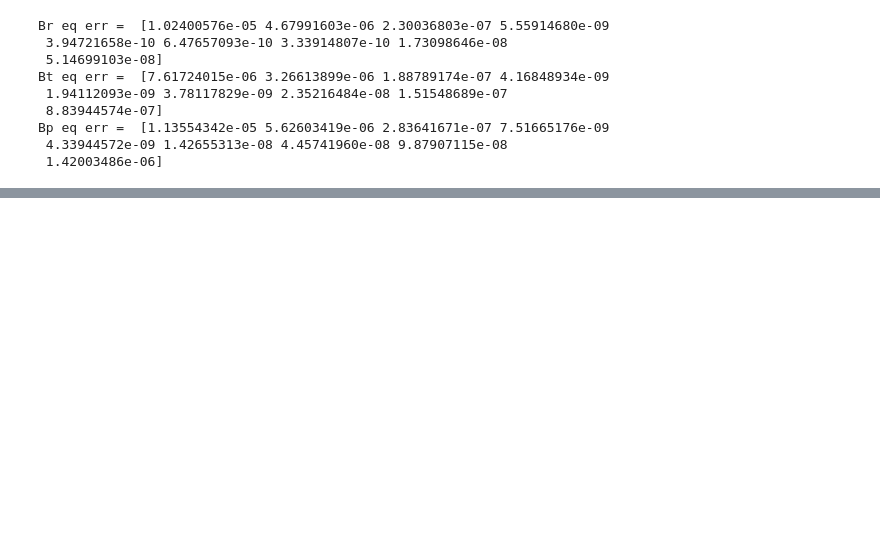
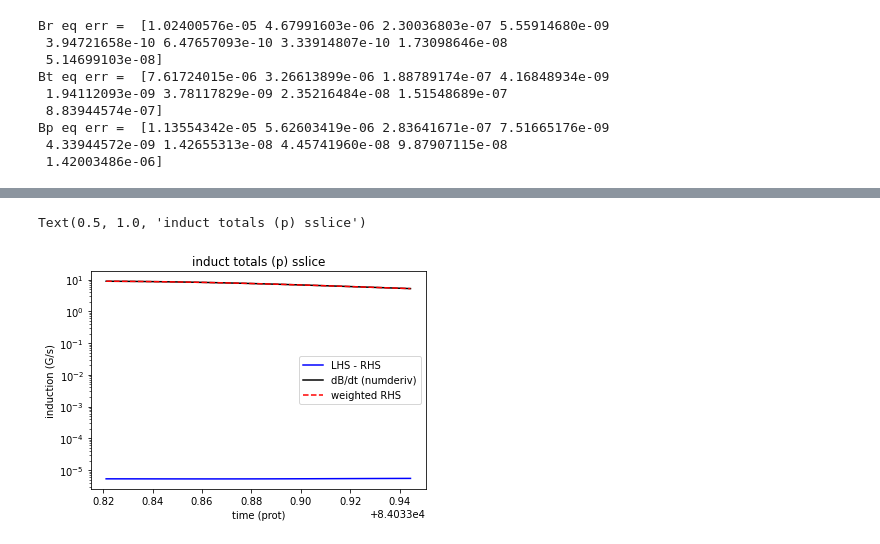
Before and after one commit to illorenzo7/sf_test_nonlin, a Jupyter notebook: induction_sf_nonlinear.ipynb, the cells around one changed output, grey strips where cells are left out. Drawn from its saved outputs; the diff is of its cells as text; code cells hidden in the pictures; blank space fills up the shorter version.

```diff
--- a/induction_sf_nonlinear.ipynb
+++ b/induction_sf_nonlinear.ipynb
@@ -249,0 +336,15 @@ Bp eq err =  [1.13554342e-05 5.62603419e-06 2.83641671e-07 7.51665176e-09
+# %%
+# plot the B_p equation
+plt.plot(t[2:], my_abs(bp_dt_ss - bp_rhs_ss, subl0=True)[ir0, :], 'b', label='LHS - RHS')
+plt.plot(t[2:], my_abs(bp_dt_ss, subl0=True)[ir0, :], 'k', label='dB/dt (numderiv)')
+plt.plot(t[2:], my_abs(bp_rhs_ss, subl0=True)[ir0, :], 'r--', label='weighted RHS')
+plt.yscale('log')
+
+# label
+plt.legend()
+plt.xlabel('time (prot)')
+plt.ylabel('induction (G/s)')
+plt.title('induct totals (p) sslice')
+# %% [output]
+Text(0.5, 1.0, 'induct totals (p) sslice')
+[figure, added]
```
Also changed, not shown: parts of 26 cells of this notebook, 1 other file.
